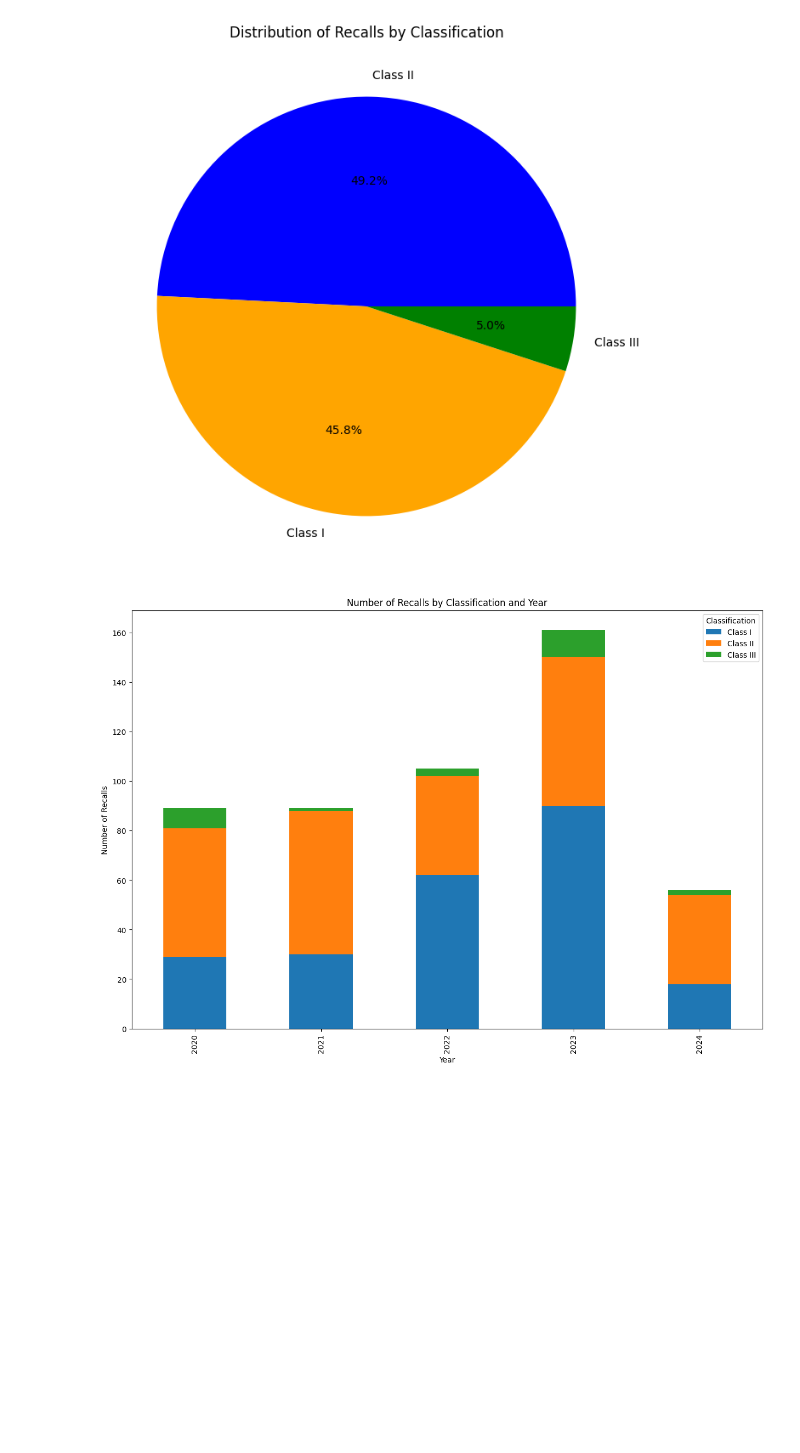
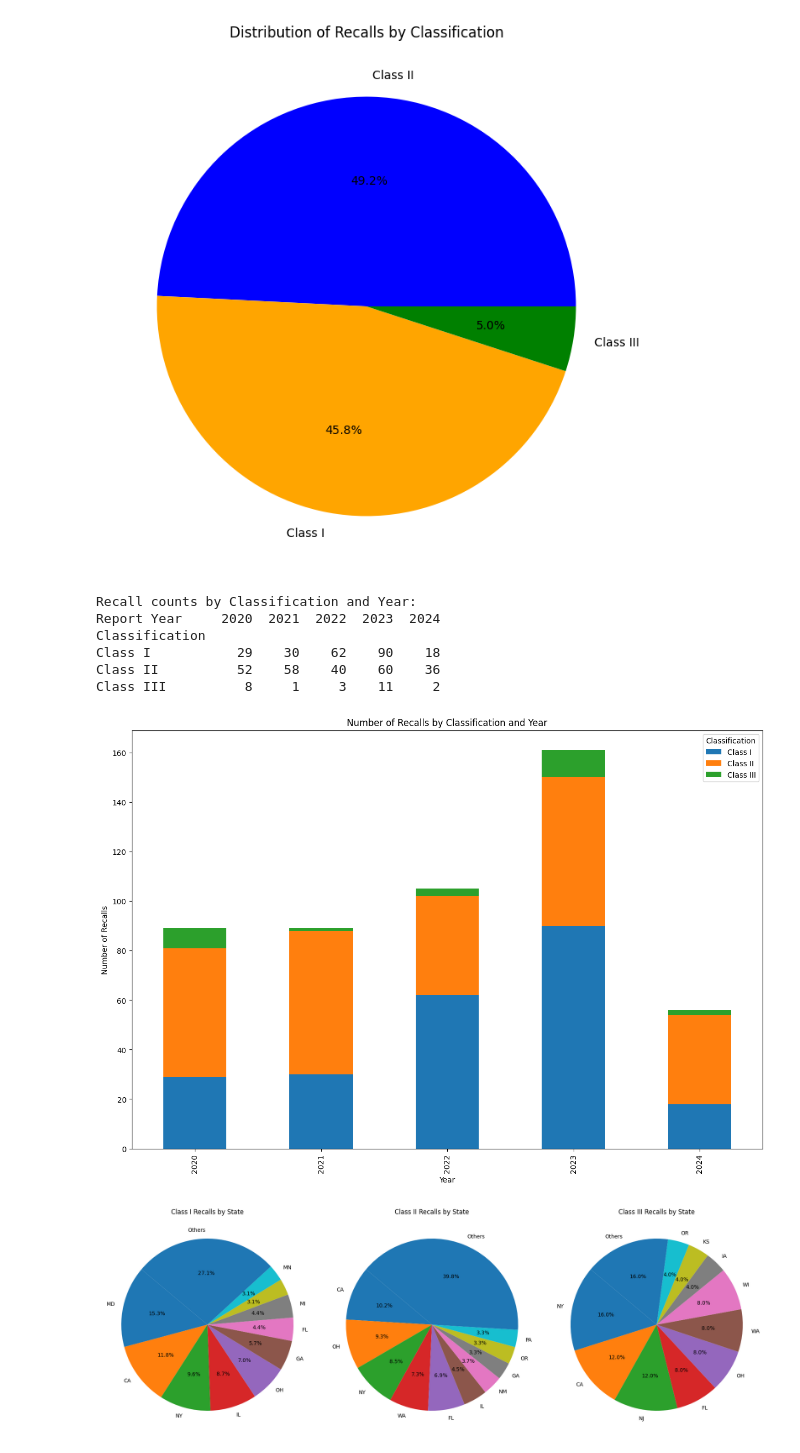
Before and after one commit to galvan0806/project_1_recalls, a Jupyter notebook: FDARecall_Ziheng.ipynb, the cells around one changed output. Drawn from its saved outputs; the diff is of its cells as text; code cells hidden in the pictures; blank space fills up the shorter version.

```diff
--- a/FDARecall_Ziheng.ipynb
+++ b/FDARecall_Ziheng.ipynb
@@ -91,7 +91,15 @@ classification_company_counts = clean_df.groupby(['Classification', 'Recalling F
 [figure]
 # %%
     # Count recalls by classification and year
+# Extract year from report_date
+clean_df['Report Year'] = pd.to_datetime(clean_df['Report Date']).dt.year
+
+    # Group by Classification and Report Year, and count the occurrences
 classification_year_counts = clean_df.groupby(['Classification', 'Report Year']).size().unstack(fill_value=0)
+
+    # Display the counts in the console
+print("Recall counts by Classification and Year:")
+print(classification_year_counts)
 
     # Plot classification and year relationship
 classification_year_counts.T.plot(kind='bar', stacked=True, figsize=(15, 10))
@@ -101,4 +109,37 @@ plt.ylabel('Number of Recalls')
 plt.legend(title='Classification')
 plt.show()
 # %% [output]
+Recall counts by Classification and Year:
+Report Year     2020  2021  2022  2023  2024
+Classification
+Class I           29    30    62    90    18
+Class II          52    58    40    60    36
+Class III          8     1     3    11     2
 [figure]
+# %%
+# Group by Classification and State, and count the occurrences
+classification_state_counts = clean_df.groupby(['Classification', 'State']).size().unstack(fill_value=0)
+
+    # Function to prepare data for pie chart with top 10 states and "Others"
+def prepare_pie_data(data):
+        top_10 = data.nlargest(10)
+        others = pd.Series(data.sum() - top_10.sum(), index=['Others'])
+        return pd.concat([top_10, others])
+
+    # Plot pie charts for each classification
+classifications = ['Class I', 'Class II', 'Class III']
+
+plt.figure(figsize=(18, 6))  # Adjust the size to fit three pie charts
+
+for i, classification in enumerate(classifications):
+        plt.subplot(1, 3, i + 1)
+        if classification in classification_state_counts.index:
+            pie_data = prepare_pie_data(classification_state_counts.loc[classification])
+            pie_data.plot(kind='pie', autopct='%1.1f%%', startangle=140)
+            plt.title(f'{classification} Recalls by State')
+            plt.ylabel('')  # Remove the y-label to clean up the plot
+
+plt.tight_layout()
+plt.show()
+# %% [output]
+[figure, added]
```
Also changed, not shown: 4 other files.
